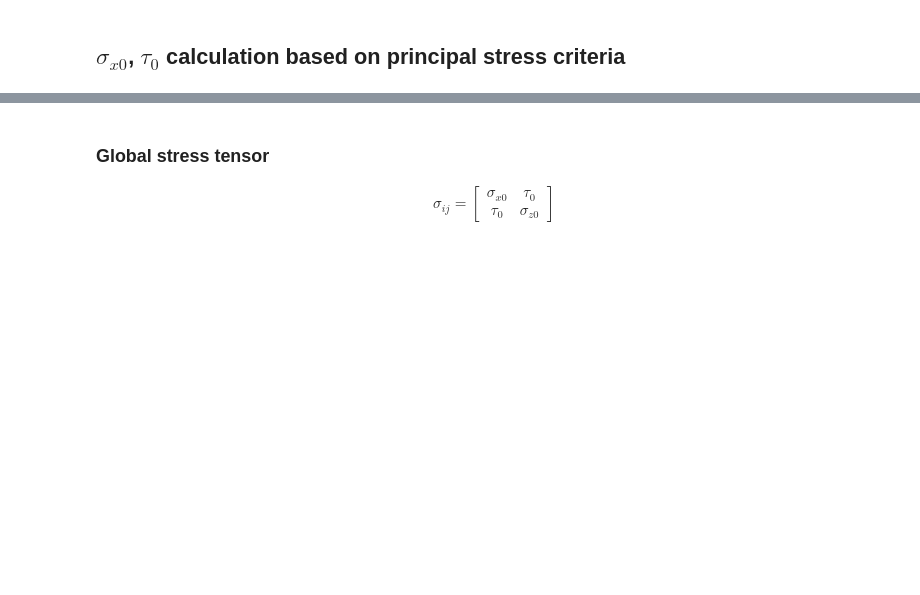
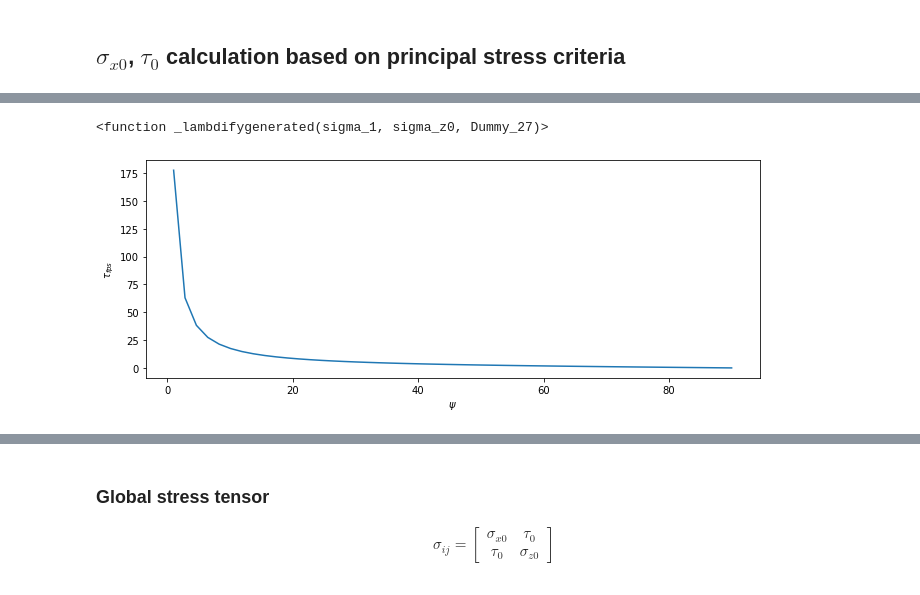
Before and after one commit to bmcs-group/bmcs_shear_zone, a Jupyter notebook: notebooks/fib/crack_tip_martin_concept_implementation_(fahad).ipynb, the cells around one changed output, grey strips where cells are left out. Drawn from its saved outputs; the diff is of its cells as text; code cells hidden in the pictures; blank space fills up the shorter version.

```diff
--- a/notebooks/fib/crack_tip_martin_concept_implementation_(fahad).ipynb
+++ b/notebooks/fib/crack_tip_martin_concept_implementation_(fahad).ipynb
@@ -56,6 +56,6 @@ $\displaystyle \left[\begin{matrix}\sigma_{z0} \cos{\left(\beta \right)}\\\sigma
 \right]
 \end{align}
 # %%
-tau_0_components = sp.Matrix([tau_0 * sp.cos(beta), tau_0 * sp.sin(beta)])
+tau_0_components = sp.Matrix([tau_0 * sp.cos(psi), tau_0 * sp.sin(psi)])
 tau_0_components
 # %% [output]
@@ -85,7 +85,7 @@ $\displaystyle \left[\begin{matrix}\sigma_{1} & 0\\0 & \sigma_{2}\end{matrix}\ri
 # %% [markdown]
 ## Principle Stress Tensor equivalence from triangle 1
 # %%
-sigma_ps_equiv_1 = sp.simplify(sp.Matrix([[(sigma_z0_components[0] + tau_0_components[1])/sp.cos(beta), 0],
-                            [0, (sigma_z0_components[1] - tau_0_components[0])//sp.sin(beta)]]))
+sigma_ps_equiv_1 = sp.simplify(sp.Matrix([[(sigma_z0_components[0] + tau_0_components[1])/sp.cos(psi), 0],
+                            [0, (sigma_z0_components[1] - tau_0_components[0])//sp.sin(psi)]]))
 sigma_ps_equiv_1
 # %% [output]
@@ -207,6 +207,8 @@ ax1.legend()
 # %% [markdown]
 ## Principle Stress Tensor equivalence from triangle 2
 # %%
-# sigma_ps_equiv_2 = sp.simplify(sp.Matrix([[(sigma_x0_components[1] + tau_0_components[0])/sp.sin(beta), 0],
-#                              [0, (sigma_x0_components[0] - tau_0_components[1])//sp.cos(beta)]]))
-# sigma_ps_equiv_2
+sigma_x0, sigma_z0, tau_0 = sp.symbols('sigma_x0, sigma_z0, tau_0')
+psi = sp.Symbol(r'\psi')
+sigma_ps_equiv_2 = sp.simplify(sp.Matrix([[(sigma_x0_components[1] + tau_0_components[0])/sp.sin(psi), 0],
+                                          [0, (sigma_x0_components[0] - tau_0_components[1])//sp.cos(psi)]]))
+sigma_ps_equiv_2
@@ -222,0 +229,20 @@ $\displaystyle \frac{\sigma_{1} - \sigma_{z0}}{\tan{\left(\beta \right)}}$
+# %%
+psi = sp.Symbol(r'\psi')
+get_tau_0 = sp.lambdify((sigma_1, sigma_z0, psi), tau_0_solve, 'numpy')
+get_tau_0
+# %% [output]
+<function _lambdifygenerated(sigma_1, sigma_z0, Dummy_27)>
+# %%
+import matplotlib.pylab as plt
+_, ax1 = plt.subplots(1, 1, figsize=(11,4))
+sigma_1 = 3.1#np.linspace(0, 3.1, 50)
+sigma_z = 0
+psi = np.linspace(1 * np.pi/180, 89.99 * np.pi/180 , 50)#* np.pi/180
+tau_0_val = get_tau_0(sigma_1, sigma_z, psi)
+ax1.plot(psi * 180/np.pi, tau_0_val)#color='blue', label = r'$\sigma_{\mathrm{x}}[i]}$')
+ax1.set_xlabel(r'$\psi}$')
+ax1.set_ylabel(r'$\tau_{fps}}$')
+#ax1.legend()
+plt.savefig("D:\Shear zones\Python plots\shear sig z-0.25.pdf")
+# %% [output]
+[figure, added]
```
Also changed, not shown: parts of 58 cells of this notebook, 7 other files.
